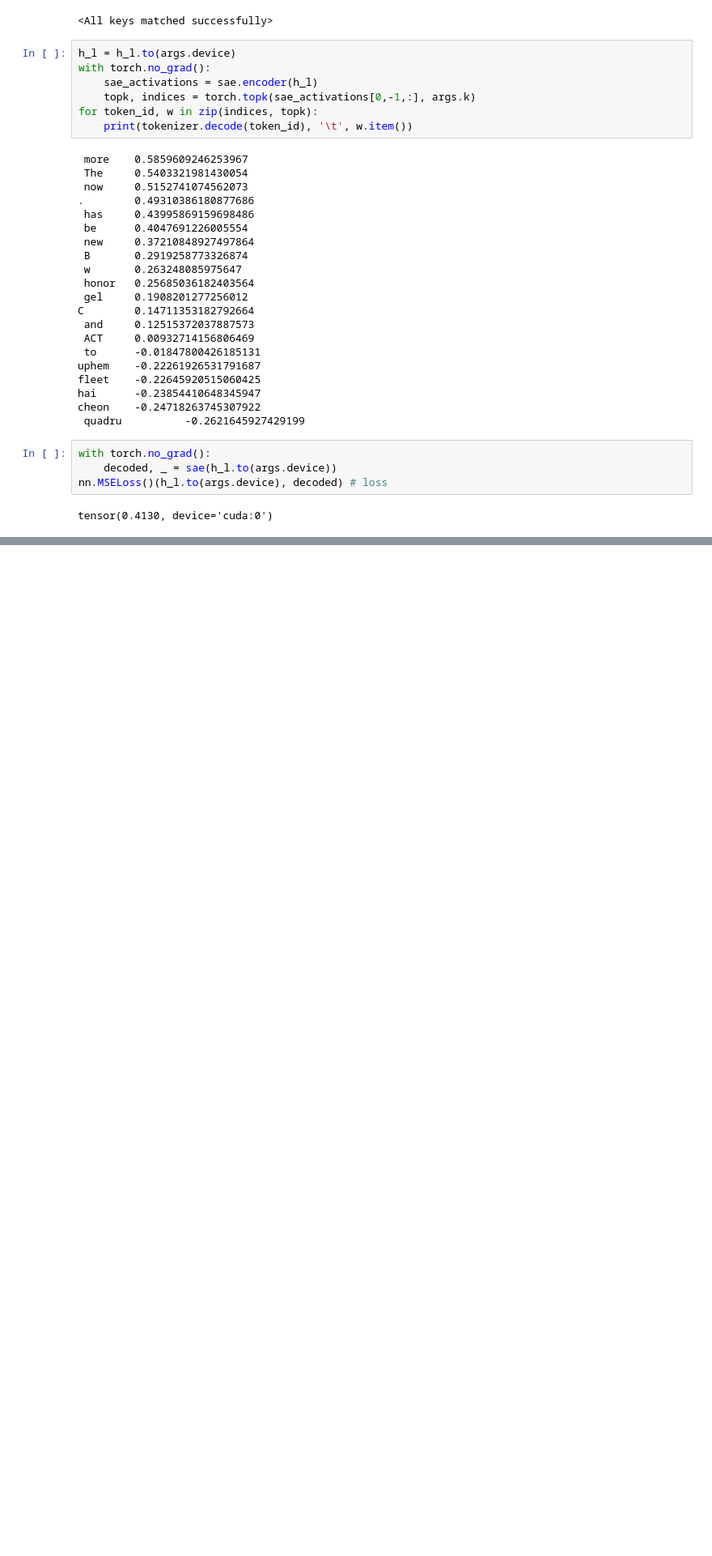
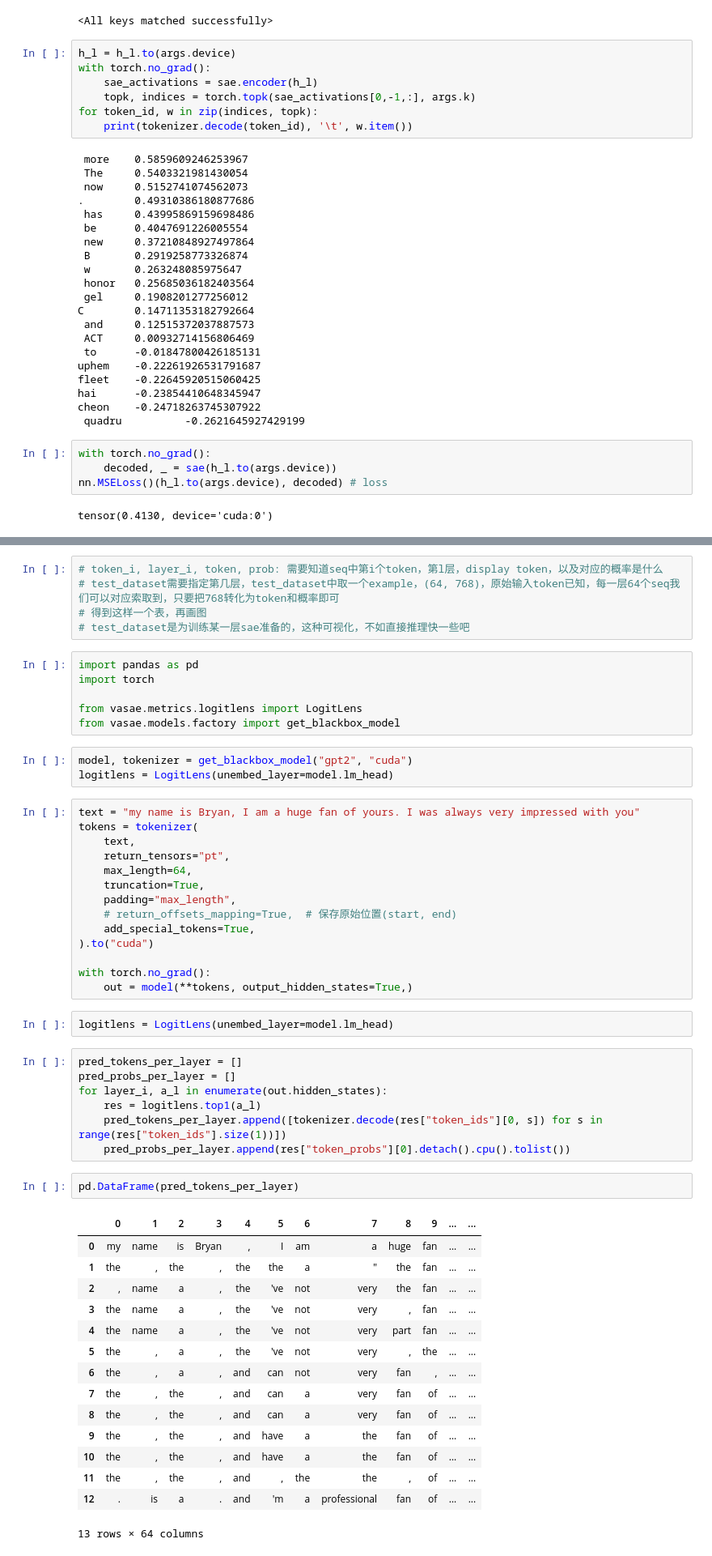
Before and after one commit to karry-z/VASAE, a Jupyter notebook: notebooks/logit_len.ipynb, the cells around one changed output, grey strips where cells are left out. Shown at 81% size. Saved outputs shown, nothing was run; the diff lists cells and outputs as text; blank space fills up the shorter version.

```diff
--- a/notebooks/logit_len.ipynb
+++ b/notebooks/logit_len.ipynb
@@ -98,0 +272,55 @@ tensor(0.4130, device='cuda:0')
+# %%
+# token_i, layer_i, token, prob: 需要知道seq中第i个token，第l层，display token，以及对应的概率是什么
+# test_dataset需要指定第几层，test_dataset中取一个example，(64, 768)，原始输入token已知，每一层64个seq我们可以对应索取到，只要把768转化为token和概率即可
+# 得到这样一个表，再画图
+# test_dataset是为训练某一层sae准备的，这种可视化，不如直接推理快一些吧
+# %%
+import pandas as pd
+import torch
+
+from vasae.metrics.logitlens import LogitLens
+from vasae.models.factory import get_blackbox_model
+# %%
+model, tokenizer = get_blackbox_model("gpt2", "cuda")
+logitlens = LogitLens(unembed_layer=model.lm_head)
+# %%
+text = "my name is Bryan, I am a huge fan of yours. I was always very impressed with you"
+tokens = tokenizer(
+    text,
+    return_tensors="pt",
+    max_length=64,
+    truncation=True,
+    padding="max_length",
+    # return_offsets_mapping=True,  # 保存原始位置(start, end)
+    add_special_tokens=True,
+).to("cuda")
+
+with torch.no_grad():
+    out = model(**tokens, output_hidden_states=True,)
+# %%
+logitlens = LogitLens(unembed_layer=model.lm_head)
+# %%
+pred_tokens_per_layer = []
+pred_probs_per_layer = []
+for layer_i, a_l in enumerate(out.hidden_states):
+    res = logitlens.top1(a_l)
+    pred_tokens_per_layer.append([tokenizer.decode(res["token_ids"][0, s]) for s in range(res["token_ids"].size(1))])
+    pred_probs_per_layer.append(res["token_probs"][0].detach().cpu().tolist())
+# %%
+pd.DataFrame(pred_tokens_per_layer)
+# %% [output]
+|  | 0 | 1 | 2 | 3 | 4 | 5 | 6 | 7 | 8 | 9 | ... | ... |
+| 0 | my | name | is | Bryan | , | I | am | a | huge | fan | ... | ... |
+| 1 | the | , | the | , | the | the | a | " | the | fan | ... | ... |
+| 2 | , | name | a | , | the | 've | not | very | the | fan | ... | ... |
+| 3 | the | name | a | , | the | 've | not | very | , | fan | ... | ... |
+| 4 | the | name | a | , | the | 've | not | very | part | fan | ... | ... |
+| 5 | the | , | a | , | the | 've | not | very | , | the | ... | ... |
+| 6 | the | , | a | , | and | can | not | very | fan | , | ... | ... |
+| 7 | the | , | the | , | and | can | a | very | fan | of | ... | ... |
+| 8 | the | , | the | , | and | can | a | very | fan | of | ... | ... |
+| 9 | the | , | the | , | and | have | a | the | fan | of | ... | ... |
+| 10 | the | , | the | , | and | have | a | the | fan | of | ... | ... |
+| 11 | the | , | the | , | and | , | the | the | , | of | ... | ... |
+| 12 | . | is | a | . | and | 'm | a | professional | fan | of | ... | ... |
+13 rows × 64 columns
```
Also changed, not shown: parts of 19 cells of this notebook, 5 other files.
